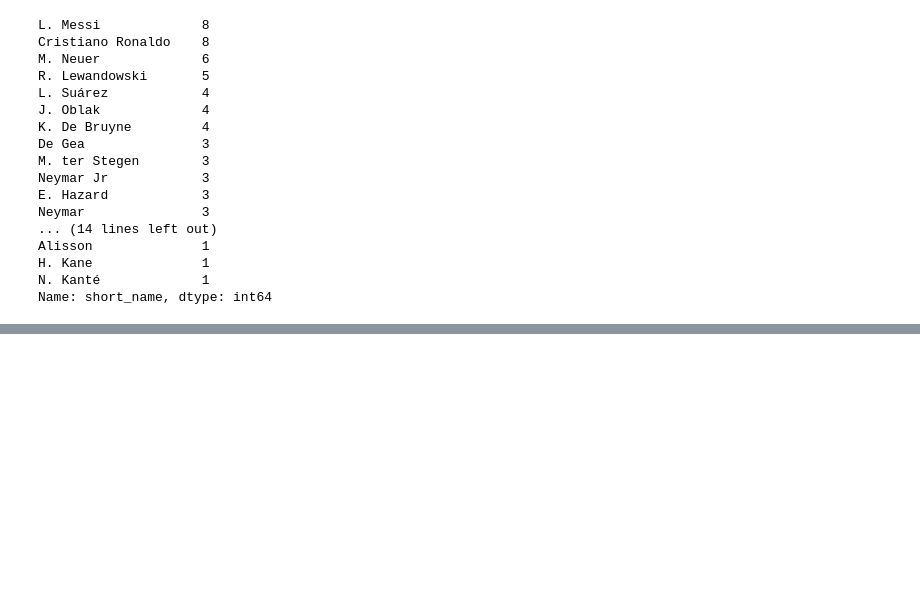
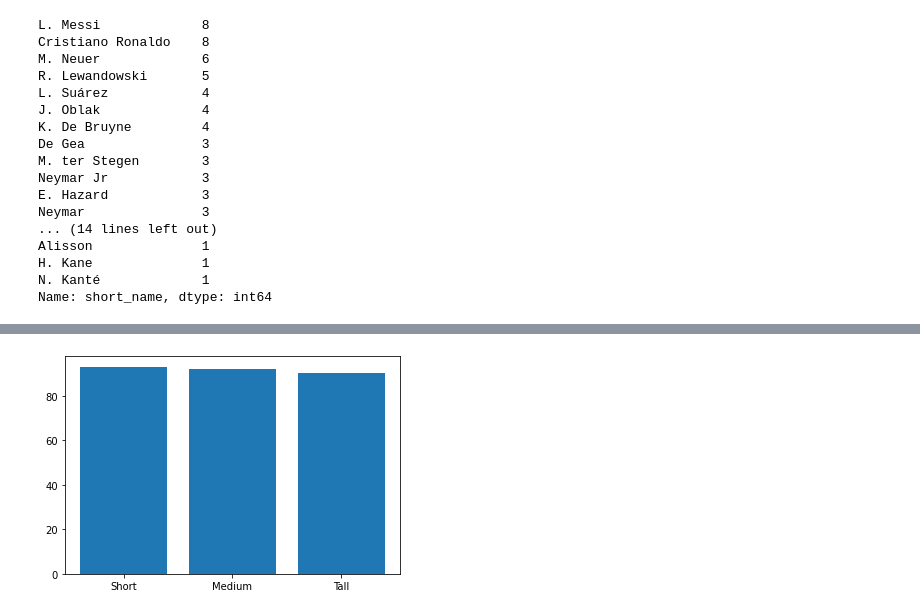
Before and after one commit to kurosakiaduma/fifa_case_study, a Jupyter notebook: fifa_datasets.ipynb, the cells around one changed output, grey strips where cells are left out. Cells and saved outputs as stored; diff of their text form; code cells hidden in the pictures; blank space fills up the shorter version.

```diff
--- a/Untitled.ipynb
+++ b/fifa_datasets.ipynb
@@ -174,0 +261,5 @@ desc_top = pd.cut(top2['overall'], bins=4)
+# %%
+plt.bar(players22df['height_rating'], players22df['overall'])
+plt.show()
+# %% [output]
+[figure, added]
```
Also changed, not shown: parts of 22 cells of this notebook.
